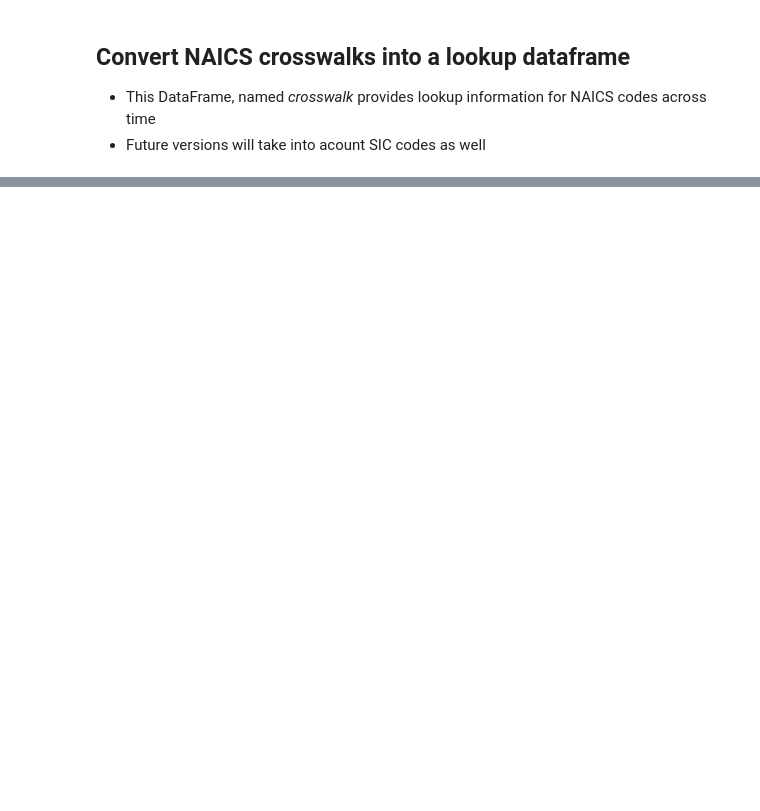
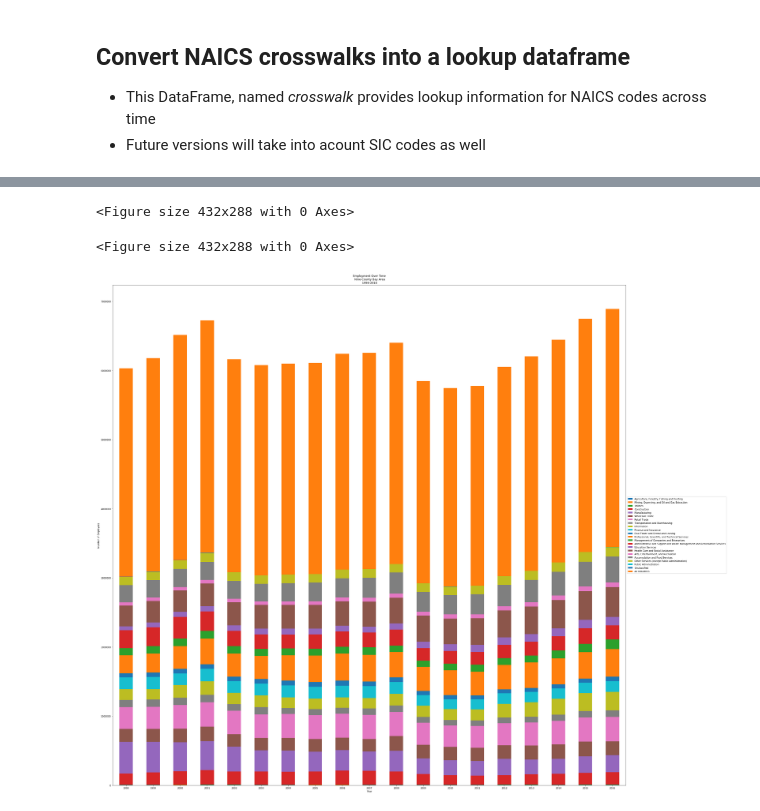
Before and after one commit to simonhochberg/regional-compendium, a Jupyter notebook: County Business Patterns.ipynb, the cells around one changed output, grey strips where cells are left out. Saved outputs shown, nothing was run; the diff lists cells and outputs as text; code cells hidden in the pictures; blank space fills up the shorter version.

```diff
--- a/County Business Patterns.ipynb
+++ b/County Business Patterns.ipynb
@@ -653,0 +537,3 @@ crosswalk.to_csv("NAICS_Crosswalk_1997-2017.csv")
+# %%
+multi_year_two_digit = multi_year[(multi_year.naics.str[2:] == "----") & (multi_year.naics.str[:2] != "--")].sort_values(["fipscty", "naics"]).reset_index()
+multi_year_two_digit.head()
@@ -653,0 +547,25 @@ crosswalk.to_csv("NAICS_Crosswalk_1997-2017.csv")
+# %%
+sum_list = []
+
+for naics in industries.keys():
+    tempDF = pd.DataFrame(multi_year_two_digit[multi_year_two_digit['naics'] == naics][list(multi_year_two_digit.columns)[4:]].sum(axis=0)).T
+    tempDF['naics'] = naics
+
+    sum_list.append(tempDF)
+
+    #print(multi_year_two_digit[multi_year_two_digit['naics'] == naics][list(multi_year_two_digit.columns)[4:]].sum(axis=1))
+
+
+
+employment_trends = pd.concat(sum_list, ignore_index=True)
+employment_trends.rename(columns={"emp":"emp_16"}, inplace=True)
+
+employment_trends = employment_trends[[list(employment_trends.columns)[-1]] + list(employment_trends.columns)[:-1]]
+# %%
+empDF = pd.DataFrame(employment_trends.T)
+empDF.columns = [industries[x] for x in list(empDF.iloc[0])]
+empDF = empDF[1:]
+
+empDF.to_csv("output/Employment_BayArea_98_16.csv")
+
+empDF.head()
@@ -653,0 +579,21 @@ crosswalk.to_csv("NAICS_Crosswalk_1997-2017.csv")
+# %%
+series_full_years = ['1996', "1997", "1998", "1999", "2000", "2001", "2002", "2003", "2004", "2005", "2006", "2007", "2008", "2009", "2010", "2011", "2012", "2013", "2014", "2015", "2016"]
+# %%
+plt.clf()
+
+plt.figure()
+
+empDF.plot(kind="bar", stacked=True, figsize=(40,40))
+
+plt.xticks(np.arange(len(empDF)), series_full_years[2:], rotation=0)
+plt.title("Employment Over Time\n Nine-County Bay Area\n 1998-2016")
+
+plt.legend(loc='center left', bbox_to_anchor=(1, 0.5))
+plt.xlabel("Year")
+plt.ylabel("Number of Employees")
+
+plt.savefig("img/EmploymentTrends.png")
+# %% [output]
+<Figure size 432x288 with 0 Axes>
+<Figure size 432x288 with 0 Axes>
+[figure, added]
```
Also changed, not shown: parts of 54 cells of this notebook.
